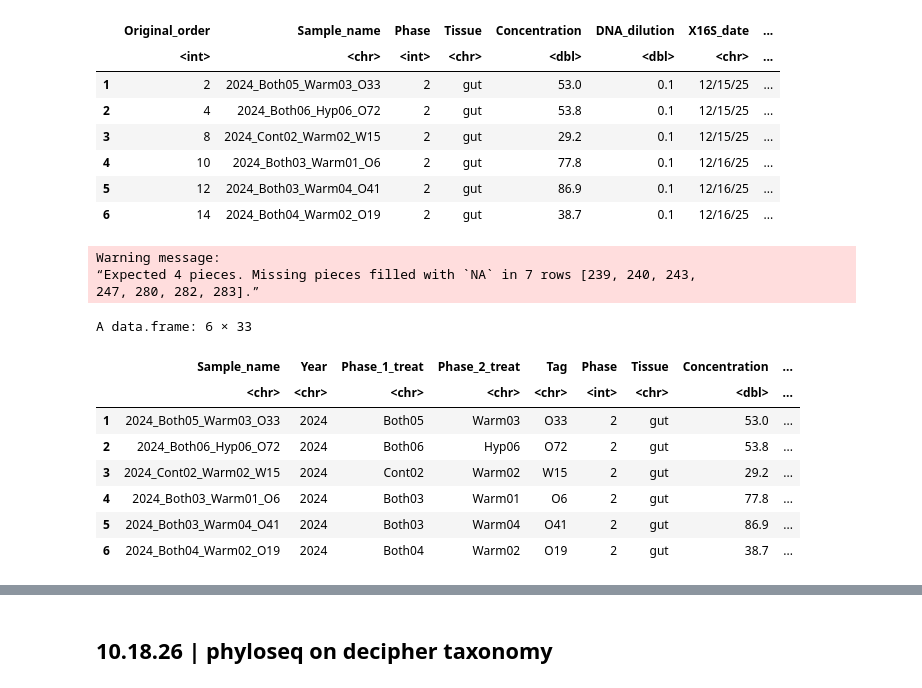
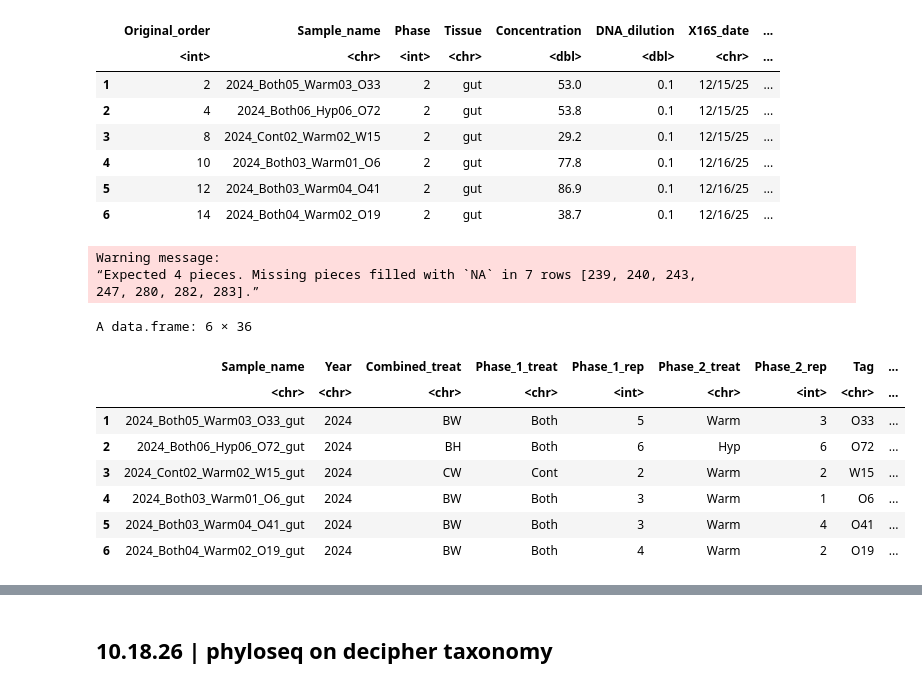
Before and after one commit to jfiorilla/ORCC_16S, a Jupyter notebook: phyloseq-working.ipynb, the cells around one changed output, grey strips where cells are left out. Cells and saved outputs as stored; diff of their text form; code cells hidden in the pictures.

```diff
--- a/phyloseq-working.ipynb
+++ b/phyloseq-working.ipynb
@@ -38,26 +38,41 @@ A data.frame: 6 × 30
 # %%
 # Tidy data
 meta16S <- meta16S %>%
                 mutate(Original_order = NULL) %>%
+                # Un-concatenate sample name
                 separate(Sample_name,  into = c("Year", "Phase_1_treat", "Phase_2_treat", "Tag"), sep = "_", remove = FALSE) %>%
+                # Add tissue type to sample name to match ASV table
+                mutate(Sample_name = paste0(Sample_name, sep = "_", Tissue)) %>%
+                # Separate the treatment and replicate into two columns
+                extract(Phase_1_treat, into = c("Phase_1_treat", "Phase_1_rep"), regex = "([A-Za-z]+)([0-9]+)") %>%
+                extract(Phase_2_treat, into = c("Phase_2_treat", "Phase_2_rep"), regex = "([A-Za-z]+)([0-9]+)") %>%
+                # Add column for treatment combination
+                mutate(Combined_treat = paste0(Phase_1_treat, Phase_2_treat)) %>%
+                mutate(Combined_treat = gsub("[^A-Z]", "", Combined_treat)) %>%
+                relocate(Combined_treat, .after = Year) %>%
+                # Make the treatment replicate an integer rather than a string
+                mutate(Phase_1_rep = as.integer(Phase_1_rep)) %>%
+                mutate(Phase_2_rep = as.integer(Phase_2_rep)) %>%
+                # Rename some columns
                 rename(Date = X16S_date) %>%
+                rename(Adapters = X16S_adapters) %>%
+                # Format dates
                 mutate(Date = as.Date(Date, format = "%m/%d/%y")) %>%
-                rename(Adapters = X16S_adapters) %>%
                 mutate(Index_date = as.Date(Index_date, format = "%m/%d/%y"))
 head(meta16S)
 # %% [output]
 Warning message:
 “Expected 4 pieces. Missing pieces filled with `NA` in 7 rows [239, 240, 243,
 247, 280, 282, 283].”
-A data.frame: 6 × 33
+A data.frame: 6 × 36
-|  | Sample_name | Year | Phase_1_treat | Phase_2_treat | Tag | Phase | Tissue | Concentration | ... |
-|  | <chr> | <chr> | <chr> | <chr> | <chr> | <int> | <chr> | <dbl> | ... |
-| 1 | 2024_Both05_Warm03_O33 | 2024 | Both05 | Warm03 | O33 | 2 | gut | 53.0 | ... |
-| 2 | 2024_Both06_Hyp06_O72 | 2024 | Both06 | Hyp06 | O72 | 2 | gut | 53.8 | ... |
-| 3 | 2024_Cont02_Warm02_W15 | 2024 | Cont02 | Warm02 | W15 | 2 | gut | 29.2 | ... |
-| 4 | 2024_Both03_Warm01_O6 | 2024 | Both03 | Warm01 | O6 | 2 | gut | 77.8 | ... |
-| 5 | 2024_Both03_Warm04_O41 | 2024 | Both03 | Warm04 | O41 | 2 | gut | 86.9 | ... |
-| 6 | 2024_Both04_Warm02_O19 | 2024 | Both04 | Warm02 | O19 | 2 | gut | 38.7 | ... |
+|  | Sample_name | Year | Combined_treat | Phase_1_treat | Phase_1_rep | Phase_2_treat | Phase_2_rep | Tag | ... |
+|  | <chr> | <chr> | <chr> | <chr> | <int> | <chr> | <int> | <chr> | ... |
+| 1 | 2024_Both05_Warm03_O33_gut | 2024 | BW | Both | 5 | Warm | 3 | O33 | ... |
+| 2 | 2024_Both06_Hyp06_O72_gut | 2024 | BH | Both | 6 | Hyp | 6 | O72 | ... |
+| 3 | 2024_Cont02_Warm02_W15_gut | 2024 | CW | Cont | 2 | Warm | 2 | W15 | ... |
+| 4 | 2024_Both03_Warm01_O6_gut | 2024 | BW | Both | 3 | Warm | 1 | O6 | ... |
+| 5 | 2024_Both03_Warm04_O41_gut | 2024 | BW | Both | 3 | Warm | 4 | O41 | ... |
+| 6 | 2024_Both04_Warm02_O19_gut | 2024 | BW | Both | 4 | Warm | 2 | O19 | ... |
 # %%
 # Check warning message
 meta16S[239:247,]
```
Also changed, not shown: parts of 10 cells of this notebook, 2 other files.
